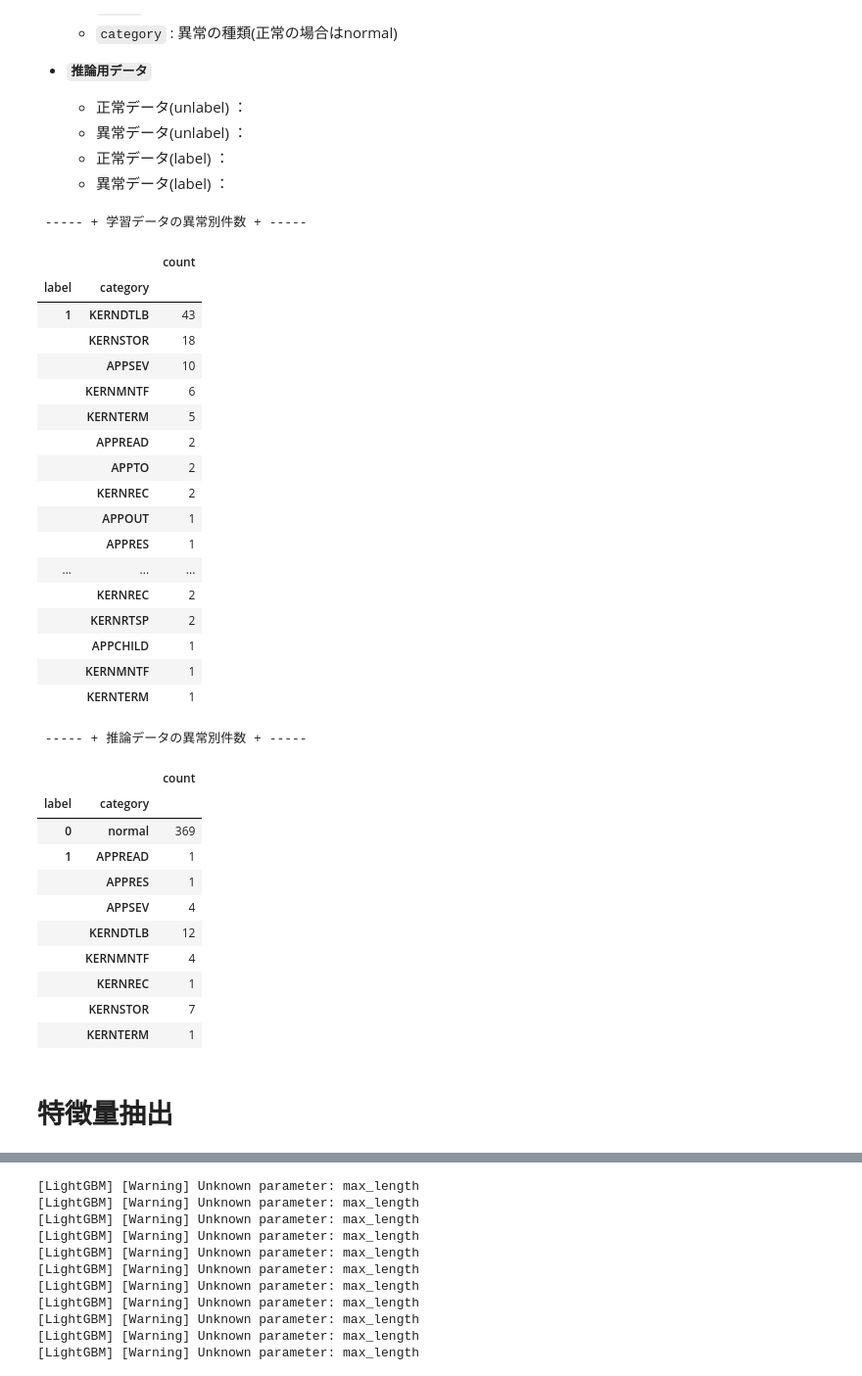
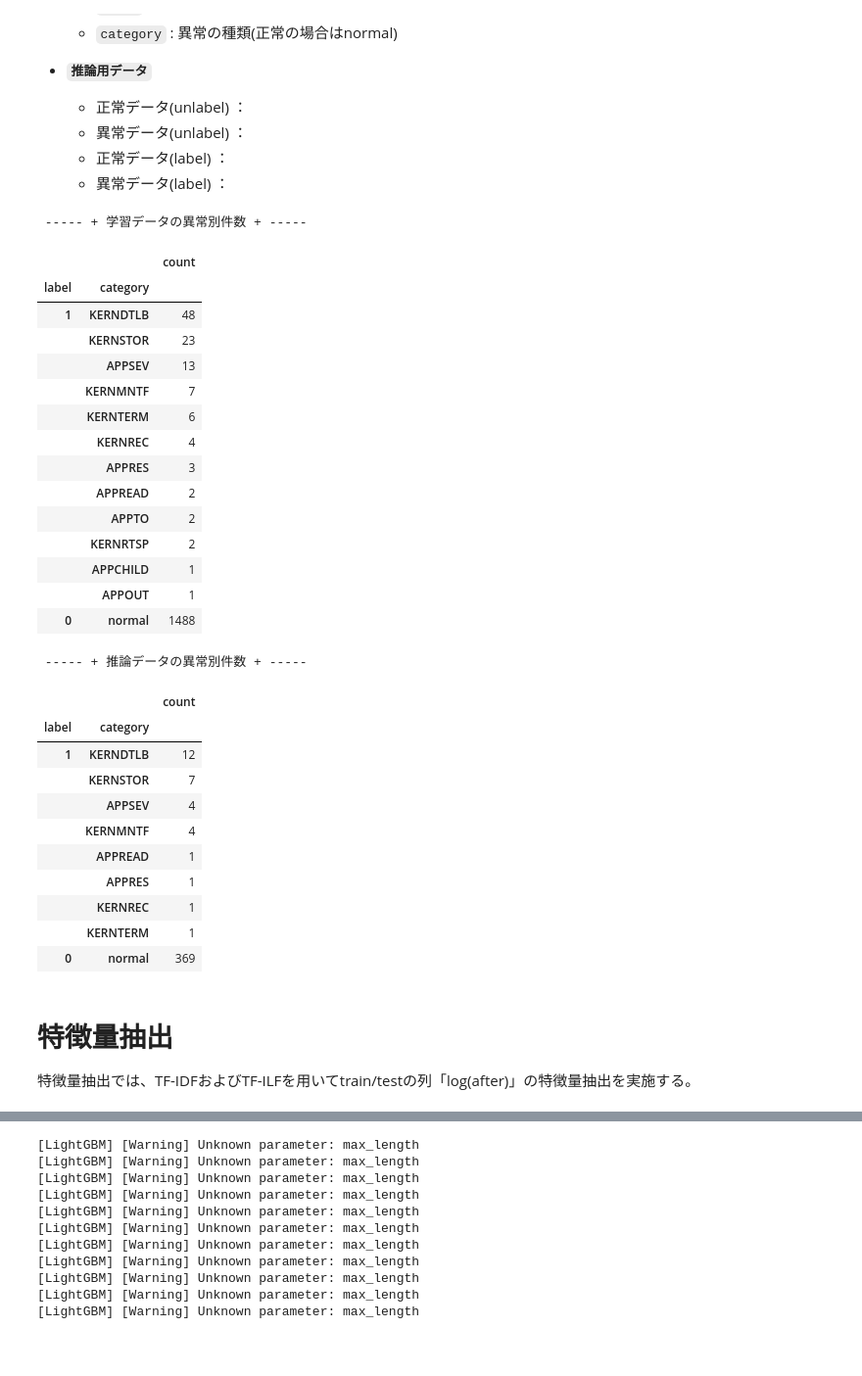
Before and after one commit to tkn34/Log-Analysis, a Jupyter notebook: exec.ipynb, the cells around one changed output, grey strips where cells are left out. Shown at 98% size. Cells and saved outputs as stored; diff of their text form; code cells hidden in the pictures; blank space fills up the shorter version.

```diff
--- a/exec.ipynb
+++ b/exec.ipynb
@@ -116,54 +130,47 @@ display(pd.DataFrame(df["category"].value_counts()))
     * 正常データ(label) ：
     * 異常データ(label) ：
 # %%
-#train, test = train_test_split(df, train_size=config.train_size, random_state=1, shuffle=True, stratify=df["label"])
+# データ分割
 train, test = train_test_split(df, train_size=config.train_size, random_state=1, shuffle=True)
-
-
-train_labeled, train_unlabeled =train_test_split(train[train["label"]==1], train_size=0.2, random_state=1, shuffle=True)
-train_labeled["label"] = -1
-train = pd.concat([train[train["label"]==0], train_unlabeled, train_labeled])
-
+# 各データの異常件数
 train_info = train.groupby(["label", "category"]).size()
 train_info = pd.DataFrame(train_info).rename(columns={0:"count"}).sort_values(["label", "count"], ascending=False)
 print(" ----- + 学習データの異常別件数 + -----")
 display(train_info)
 test_info = test.groupby(["label", "category"]).size()
-test_info = pd.DataFrame(test_info).rename(columns={0:"count"})
+test_info = pd.DataFrame(test_info).rename(columns={0:"count"}).sort_values(["label", "count"], ascending=False)
 print(" ----- + 推論データの異常別件数 + -----")
 display(test_info)
 # %% [output]
  ----- + 学習データの異常別件数 + -----
 |  |  | count |
 | label | category |  |
-| 1 | KERNDTLB | 43 |
-|  | KERNSTOR | 18 |
-|  | APPSEV | 10 |
-|  | KERNMNTF | 6 |
-|  | KERNTERM | 5 |
+| 1 | KERNDTLB | 48 |
+|  | KERNSTOR | 23 |
+|  | APPSEV | 13 |
+|  | KERNMNTF | 7 |
+|  | KERNTERM | 6 |
+|  | KERNREC | 4 |
+|  | APPRES | 3 |
 |  | APPREAD | 2 |
 |  | APPTO | 2 |
-|  | KERNREC | 2 |
-|  | APPOUT | 1 |
-|  | APPRES | 1 |
-| ... | ... | ... |
-|  | KERNREC | 2 |
 |  | KERNRTSP | 2 |
 |  | APPCHILD | 1 |
-|  | KERNMNTF | 1 |
-|  | KERNTERM | 1 |
+|  | APPOUT | 1 |
+| 0 | normal | 1488 |
  ----- + 推論データの異常別件数 + -----
 |  |  | count |
 | label | category |  |
+| 1 | KERNDTLB | 12 |
+|  | KERNSTOR | 7 |
+|  | APPSEV | 4 |
+|  | KERNMNTF | 4 |
+|  | APPREAD | 1 |
+|  | APPRES | 1 |
+|  | KERNREC | 1 |
+|  | KERNTERM | 1 |
 | 0 | normal | 369 |
-| 1 | APPREAD | 1 |
-|  | APPRES | 1 |
-|  | APPSEV | 4 |
-|  | KERNDTLB | 12 |
-|  | KERNMNTF | 4 |
-|  | KERNREC | 1 |
-|  | KERNSTOR | 7 |
-|  | KERNTERM | 1 |
-# %% [markdown]
-# 特徴量抽出
+# %% [markdown]
+# 特徴量抽出
+特徴量抽出では、TF-IDFおよびTF-ILFを用いてtrain/testの列「log(after)」の特徴量抽出を実施する。
 # %%
```
Also changed, not shown: parts of 47 cells of this notebook, 16 other files.
